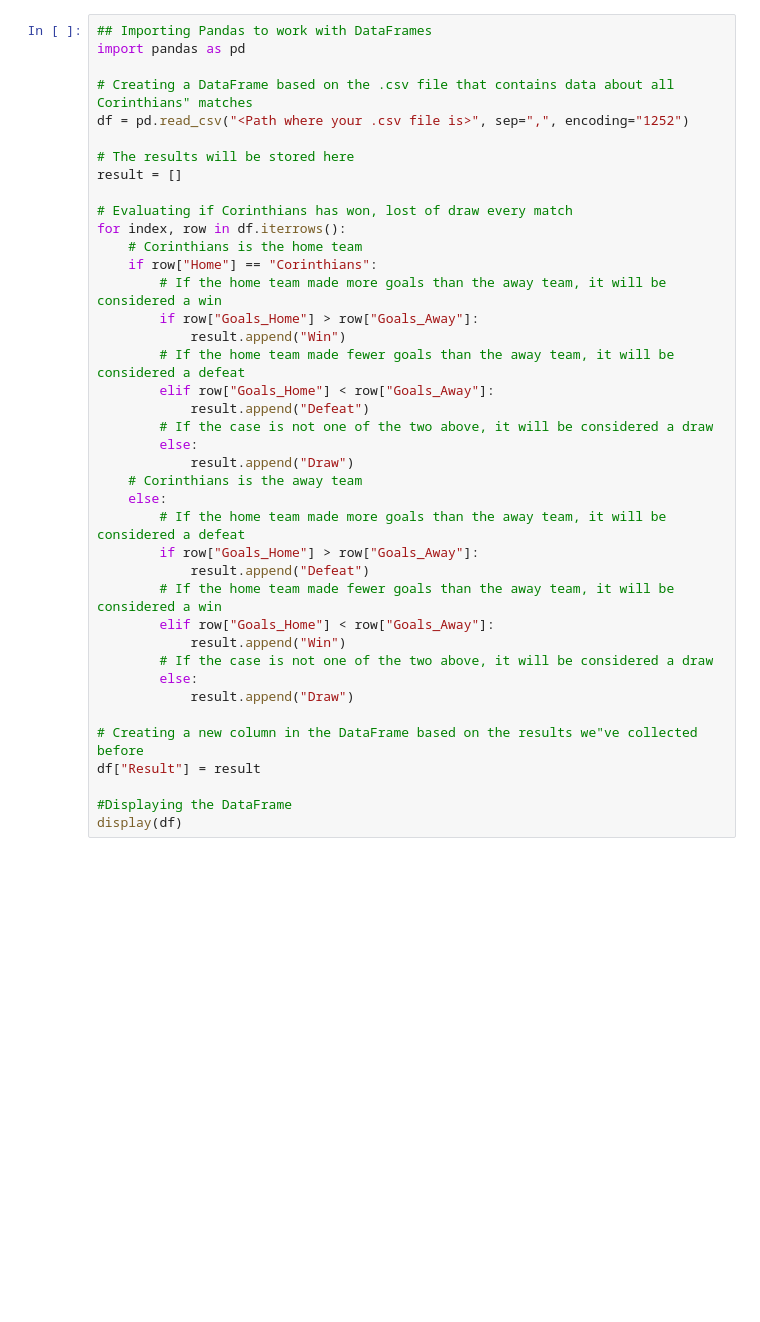
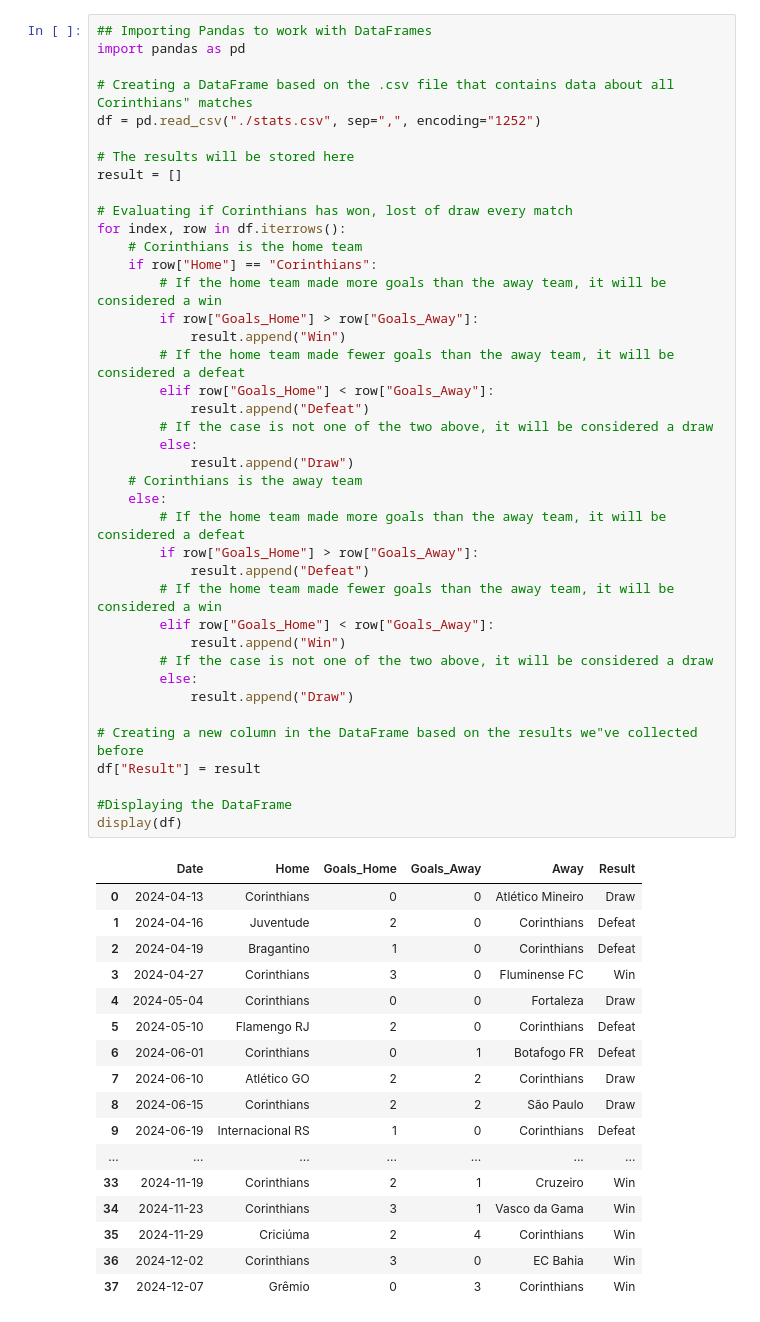
Before and after one commit to matheuscardoso14/corinthians-performance, a Jupyter notebook: analysis.ipynb, the cells around one changed output. Saved outputs shown, nothing was run; the diff lists cells and outputs as text; blank space fills up the shorter version.

```diff
--- a/analysis.ipynb
+++ b/analysis.ipynb
@@ -3,7 +3,7 @@
 import pandas as pd
 
 # Creating a DataFrame based on the .csv file that contains data about all Corinthians" matches
-df = pd.read_csv("<Path where your .csv file is>", sep=",", encoding="1252")
+df = pd.read_csv("./stats.csv", sep=",", encoding="1252")
 
 # The results will be stored here
 result = []
@@ -11,33 +11,51 @@ result = []
 # Evaluating if Corinthians has won, lost of draw every match
 for index, row in df.iterrows():
     # Corinthians is the home team
     if row["Home"] == "Corinthians":
         # If the home team made more goals than the away team, it will be considered a win
         if row["Goals_Home"] > row["Goals_Away"]:
             result.append("Win")
         # If the home team made fewer goals than the away team, it will be considered a defeat
         elif row["Goals_Home"] < row["Goals_Away"]:
             result.append("Defeat")
         # If the case is not one of the two above, it will be considered a draw
         else:
             result.append("Draw")
     # Corinthians is the away team
     else:
         # If the home team made more goals than the away team, it will be considered a defeat
         if row["Goals_Home"] > row["Goals_Away"]:
             result.append("Defeat")
         # If the home team made fewer goals than the away team, it will be considered a win
         elif row["Goals_Home"] < row["Goals_Away"]:
             result.append("Win")
         # If the case is not one of the two above, it will be considered a draw
         else:
             result.append("Draw")
 
 # Creating a new column in the DataFrame based on the results we"ve collected before
 df["Result"] = result
 
 #Displaying the DataFrame
 display(df)
+# %% [output]
+|  | Date | Home | Goals_Home | Goals_Away | Away | Result |
+| 0 | 2024-04-13 | Corinthians | 0 | 0 | Atlético Mineiro | Draw |
+| 1 | 2024-04-16 | Juventude | 2 | 0 | Corinthians | Defeat |
+| 2 | 2024-04-19 | Bragantino | 1 | 0 | Corinthians | Defeat |
+| 3 | 2024-04-27 | Corinthians | 3 | 0 | Fluminense FC | Win |
+| 4 | 2024-05-04 | Corinthians | 0 | 0 | Fortaleza | Draw |
+| 5 | 2024-05-10 | Flamengo RJ | 2 | 0 | Corinthians | Defeat |
+| 6 | 2024-06-01 | Corinthians | 0 | 1 | Botafogo FR | Defeat |
+| 7 | 2024-06-10 | Atlético GO | 2 | 2 | Corinthians | Draw |
+| 8 | 2024-06-15 | Corinthians | 2 | 2 | São Paulo | Draw |
+| 9 | 2024-06-19 | Internacional RS | 1 | 0 | Corinthians | Defeat |
+| ... | ... | ... | ... | ... | ... | ... |
+| 33 | 2024-11-19 | Corinthians | 2 | 1 | Cruzeiro | Win |
+| 34 | 2024-11-23 | Corinthians | 3 | 1 | Vasco da Gama | Win |
+| 35 | 2024-11-29 | Criciúma | 2 | 4 | Corinthians | Win |
+| 36 | 2024-12-02 | Corinthians | 3 | 0 | EC Bahia | Win |
+| 37 | 2024-12-07 | Grêmio | 0 | 3 | Corinthians | Win |
 # %%
 ## Importing NumPy and the defaultdict() function
 import numpy as np
```
Also changed, not shown: parts of 4 cells of this notebook.
